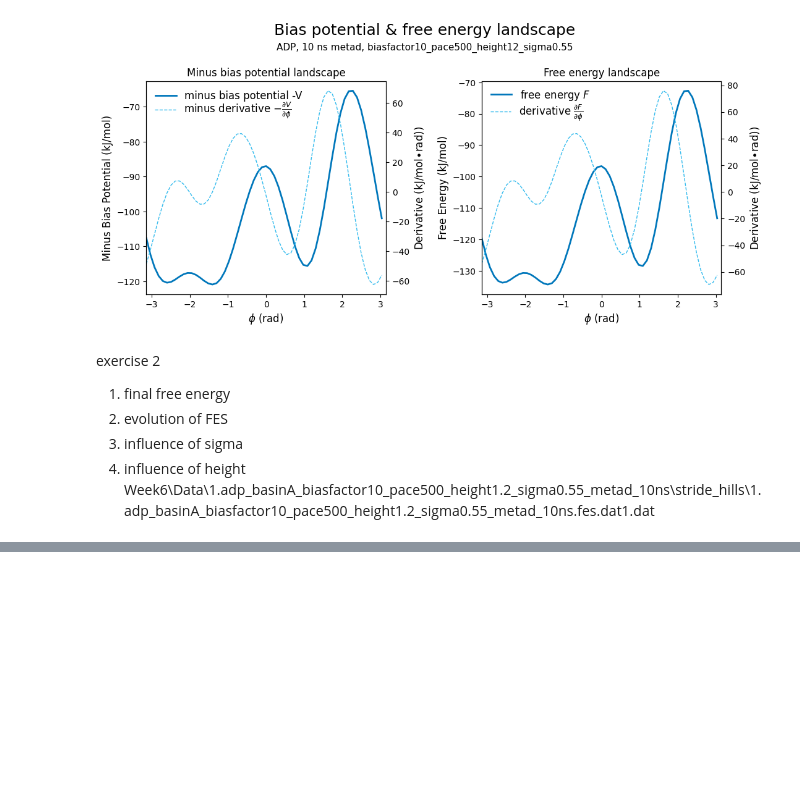
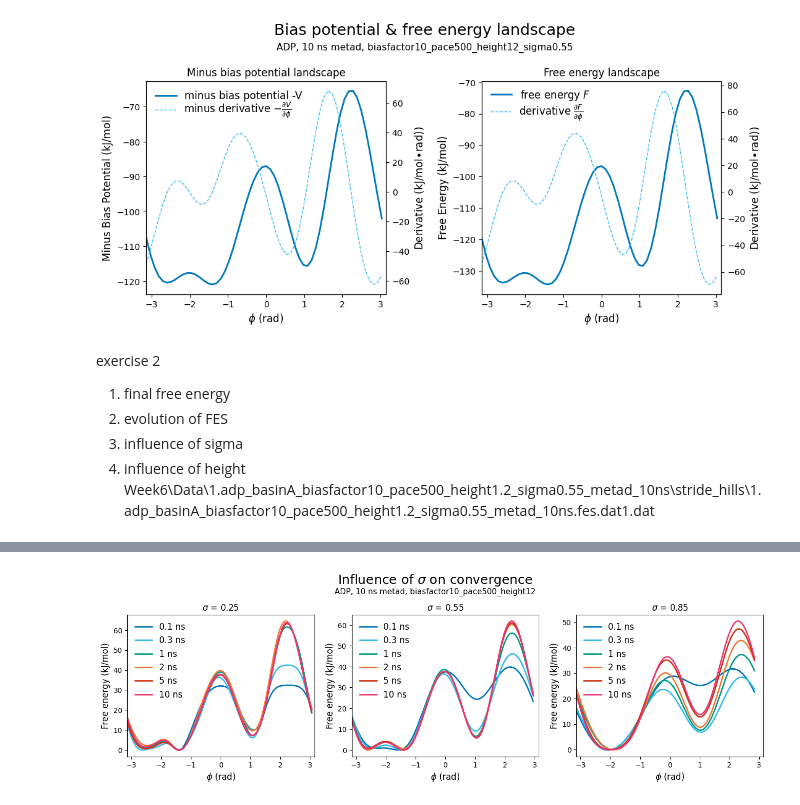
Before and after one commit to cerbveen/comp-lab-class, a Jupyter notebook: Week6/Analysis/Lugano_exercise_1&2_Analysis.ipynb, the cells around one changed output, grey strips where cells are left out. Saved outputs shown, nothing was run; the diff lists cells and outputs as text; code cells hidden in the pictures; blank space fills up the shorter version.

```diff
--- a/Week6/Analysis/Lugano_exercise_1&2_Analysis.ipynb
+++ b/Week6/Analysis/Lugano_exercise_1&2_Analysis.ipynb
@@ -334,0 +469,90 @@ fes=np.loadtxt('../Data/1.adp_basinA_biasfactor10_pace500_height1.2_sigma0.55_me
+# %%
+# figure 9 - influence of sigma - time evolution of fes
+fig,axs = plt.subplots(1,3,figsize=(16,4))
+from scipy.interpolate import make_interp_spline
+
+# data processing
+# sigma is 0.55, 0.25, 0.85
+# create matrix for smoothing
+xnews = np.empty((3, 6), dtype=object)
+spls = np.empty((3, 6), dtype=object)
+fes_smooths = np.empty((3, 6), dtype=object)
+# smooth fes
+for i in range(3):
+    for j in range(6):
+        xnews[i][j] = np.linspace(fes_stride_sigma_comparison[i][j][:,0].min(), fes_stride_sigma_comparison[i][j][:,0].max(), 300)
+        spls[i][j] = make_interp_spline(fes_stride_sigma_comparison[i][j][:,0], fes_stride_sigma_comparison[i][j][:,1], k=3)
+        fes_smooths[i][j] = spls[i][j](xnews[i][j])
+        j += 1
+    i += 1
+
+# check path of data
+#print(fes_stride_path_sigma_comparison)
+
+# set colorblind-friendly palatte
+colors = ['#0077BB', '#33BBEE', '#009988', '#EE7733', '#CC3311', '#EE3377', '#BBBBBB']
+
+# plot for sigma = 0.25
+# plot fes over phi, colorblind friendly
+axs[0].plot(xnews[1][0], fes_smooths[1][0], color=colors[0], label='0.1 ns', linewidth=2)
+axs[0].plot(xnews[1][1], fes_smooths[1][1], color=colors[1], label='0.3 ns', linewidth=2)
+axs[0].plot(xnews[1][2], fes_smooths[1][2], color=colors[2], label='1 ns', linewidth=2)
+axs[0].plot(xnews[1][3], fes_smooths[1][3], color=colors[3], label='2 ns', linewidth=2)
+axs[0].plot(xnews[1][4], fes_smooths[1][4], color=colors[4], label='5 ns', linewidth=2)
+axs[0].plot(xnews[1][5], fes_smooths[1][5], color=colors[5], label='10 ns', linewidth=2)
+# set axis range
+axs[0].set_xlim(-np.pi, np.pi)
+# labels, fontsize 12
+axs[0].set_xlabel(r'$\phi$ (rad)', fontsize=12)
+axs[0].set_ylabel('Free energy (kJ/mol)', fontsize=12)
+# legend
+axs[0].legend(loc='upper left', fontsize=12, frameon=False)
+# title
+axs[0].set_title(r'$\sigma$ = 0.25', fontsize=12)
+
+# plot for sigma = 0.55
+# plot fes over phi, colorblind friendly
+axs[1].plot(xnews[0][0], fes_smooths[0][0], color=colors[0], label='0.1 ns', linewidth=2)
+axs[1].plot(xnews[0][1], fes_smooths[0][1], color=colors[1], label='0.3 ns', linewidth=2)
+axs[1].plot(xnews[0][2], fes_smooths[0][2], color=colors[2], label='1 ns', linewidth=2)
+axs[1].plot(xnews[0][3], fes_smooths[0][3], color=colors[3], label='2 ns', linewidth=2)
+axs[1].plot(xnews[0][4], fes_smooths[0][4], color=colors[4], label='5 ns', linewidth=2)
+axs[1].plot(xnews[0][5], fes_smooths[0][5], color=colors[5], label='10 ns', linewidth=2)
+# set axis range
+axs[1].set_xlim(-np.pi, np.pi)
+# labels, fontsize 12
+axs[1].set_xlabel(r'$\phi$ (rad)', fontsize=12)
+axs[1].set_ylabel('Free energy (kJ/mol)', fontsize=12)
+# legend
+axs[1].legend(loc='upper left', fontsize=12, frameon=False)
+# title
+axs[1].set_title(r'$\sigma$ = 0.55', fontsize=12)
+
+# plot for sigma = 0.85
+# plot fes over phi, colorblind friendly
+axs[2].plot(xnews[2][0], fes_smooths[2][0], color=colors[0], label='0.1 ns', linewidth=2)
+axs[2].plot(xnews[2][1], fes_smooths[2][1], color=colors[1], label='0.3 ns', linewidth=2)
+axs[2].plot(xnews[2][2], fes_smooths[2][2], color=colors[2], label='1 ns', linewidth=2)
+axs[2].plot(xnews[2][3], fes_smooths[2][3], color=colors[3], label='2 ns', linewidth=2)
+axs[2].plot(xnews[2][4], fes_smooths[2][4], color=colors[4], label='5 ns', linewidth=2)
+axs[2].plot(xnews[2][5], fes_smooths[2][5], color=colors[5], label='10 ns', linewidth=2)
+# set axis range
+axs[2].set_xlim(-np.pi, np.pi)
+# labels, fontsize 12
+axs[2].set_xlabel(r'$\phi$ (rad)', fontsize=12)
+axs[2].set_ylabel('Free energy (kJ/mol)', fontsize=12)
+# legend
+axs[2].legend(loc='upper left', fontsize=12, frameon=False)
+# title
+axs[2].set_title(r'$\sigma$ = 0.85', fontsize=12)
+
+# title
+plt.text(x=0.5, y=0.95, s="Influence of $\sigma$ on convergence", fontsize=18, ha="center", transform=fig.transFigure)
+plt.text(x=0.5, y=0.9, s= "ADP, 10 ns metad, biasfactor10_pace500_height12", fontsize=11, ha="center", transform=fig.transFigure)
+plt.subplots_adjust(top=0.8, wspace=0.2)
+
+# save figure as pdf in ../Figures
+fname = '../Figures/fig9.[metad_10ns_topolA]Influence_of_sigma_on_convergence.pdf'
+plt.savefig(fname, format='pdf', dpi=300, bbox_inches='tight')
+# %% [output]
+[figure, added]
```
Also changed, not shown: parts of 6 cells of this notebook, 26 other files.
